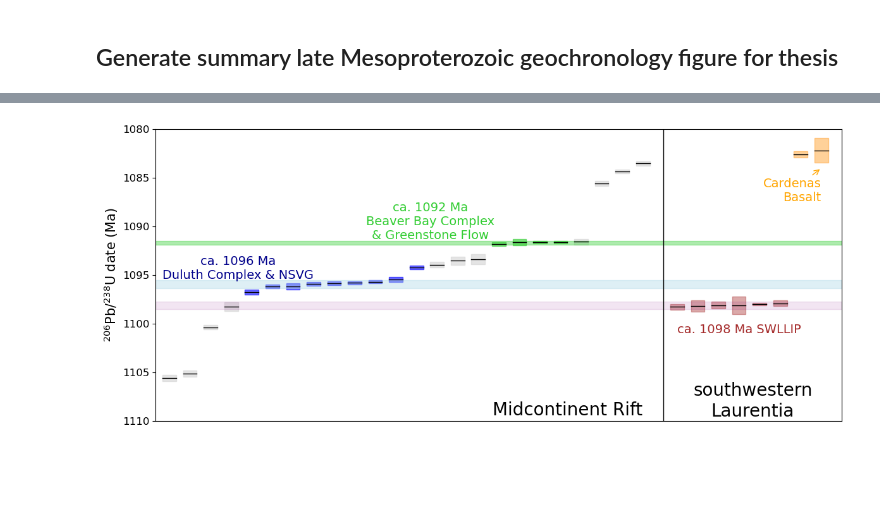
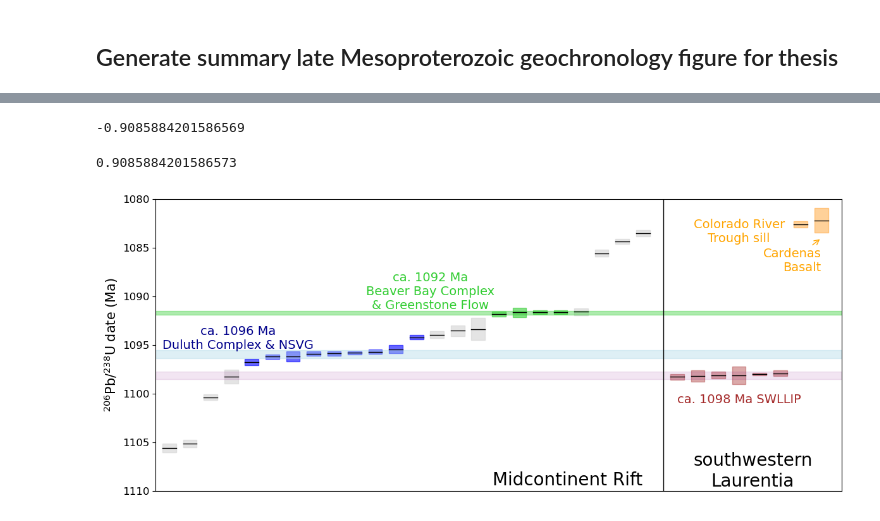
Before and after one commit to Swanson-Hysell-Group/2024_SWLLIP, a Jupyter notebook: code/SWLLIP_geochron.ipynb, the cells around one changed output, grey strips where cells are left out. Cells and saved outputs as stored; diff of their text form; code cells hidden in the pictures; blank space fills up the shorter version.

Commit message:
figures and notebook update upon submission

```diff
--- a/code/SWLLIP_geochron.ipynb
+++ b/code/SWLLIP_geochron.ipynb
@@ -477,6 +477,14 @@ MCR_geochron
 | 21 | LST -KP1 | Keweenaw Point andesite | Lake Shore Traps | 47.43310 | -87.71470 | 1085.57 | 0.25 | 0.50 | ... |
 | 22 | MI-WSB1 West | Sand Bay tuff | Michipicoten Island Formation | 47.71170 | -85.88710 | 1084.35 | 0.20 | 0.34 | ... |
 | 23 | MI-DI1 | Davieaux Island Rhyolite | Michipicoten Island Formation | 47.69470 | -85.80560 | 1083.52 | 0.23 | 0.35 | ... |
+# %%
+0.571/2*stats.t.isf(1-0.025,4-1)
+# %% [output]
+-0.9085884201586569
+# %%
+0.571/2*stats.t.isf(0.025,4-1)
+# %% [output]
+0.9085884201586573
 # %%
 current_x = 1
 space = 1
@@ -485,7 +493,10 @@ width = 2
 fig, ax = plt.subplots(figsize=(14,6))
 for i in range(len(MCR_geochron)):
     this_mean_age = MCR_geochron['206Pb/238U date (Ma)'][i]
-    this_2sigma = MCR_geochron['error (x)'][i]
+    # modified 2 sigma from reported in the paper by introducint
+    # a Student's T multiplier so that the uncertainty is slightly inflated
+    # when n is small. This then matches the uncertainties reported in Mohr et al., 2024.
+    this_2sigma = MCR_geochron['error (x)'][i]/2*stats.t.isf(0.025,MCR_geochron['n'][i]-1)
     this_sample = MCR_geochron['sample'][i]
     color = 'lightgrey'
     if this_sample == 'NSVG-40I' or this_sample == 'PRI' or this_sample == 'NSVG-TH1' or this_sample == 'BEI' or this_sample == 'AS3' or this_sample == 'FC1' or this_sample == 'FC4b' or this_sample == 'HCT' or this_sample == 'MS99-30':
@@ -535,33 +546,33 @@ ax.add_patch(rectangle)
 plt.text(12, 1093, 'ca. 1096 Ma\nDuluth Complex & NSVG', color='darkblue' ,fontsize=14,
         verticalalignment='top',horizontalalignment='center')
 
 plt.text(40, 1087.5, 'ca. 1092 Ma\nBeaver Bay Complex\n& Greenstone Flow', color='limegreen' ,fontsize=14,
         verticalalignment='top',horizontalalignment='center')
 
 plt.text(85, 1100, 'ca. 1098 Ma SWLLIP', color='brown' ,fontsize=14,
         verticalalignment='top',horizontalalignment='center')
 
 plt.text(60, 1108, 'Midcontinent Rift', color='k' ,fontsize=20,
         verticalalignment='top',horizontalalignment='center')
 
 plt.text(87, 1106, 'southwestern\nLaurentia', color='k' ,fontsize=20,
         verticalalignment='top',horizontalalignment='center')
 
 # plt.text(62, 1081, 'Michipicoten\nIsland Formation', color='limegreen' ,fontsize=14,
 #         verticalalignment='top',horizontalalignment='center')
 
-# plt.text(85, 1082, 'Colorado River\nTrough sill', color='orange' ,fontsize=14,
-#         verticalalignment='top',horizontalalignment='center')
+plt.text(85, 1082, 'Colorado River\nTrough sill', color='orange' ,fontsize=14,
+        verticalalignment='top',horizontalalignment='center')
 
 plt.annotate('Cardenas\nBasalt', (97, 1084), (97, 1085), color='orange' ,fontsize=14,
         verticalalignment='top',horizontalalignment='right', arrowprops={'arrowstyle':'->', 'color':'orange'})
 
 plt.ylim(1110, 1080)
 plt.xlim(0, 100)
 plt.xticks([])
 plt.yticks(fontsize=12)
 plt.ylabel('$^{206}$Pb/$^{238}$U date (Ma)',fontsize=15)
 # plt.savefig('../figure/SWLLIP_geochron.pdf', bbox_inches='tight')
 plt.show()
 # %% [output]
-[figure, old version]
+[figure, new version]
```
Also changed, not shown: parts of 1 cell of this notebook, 16 other files.
